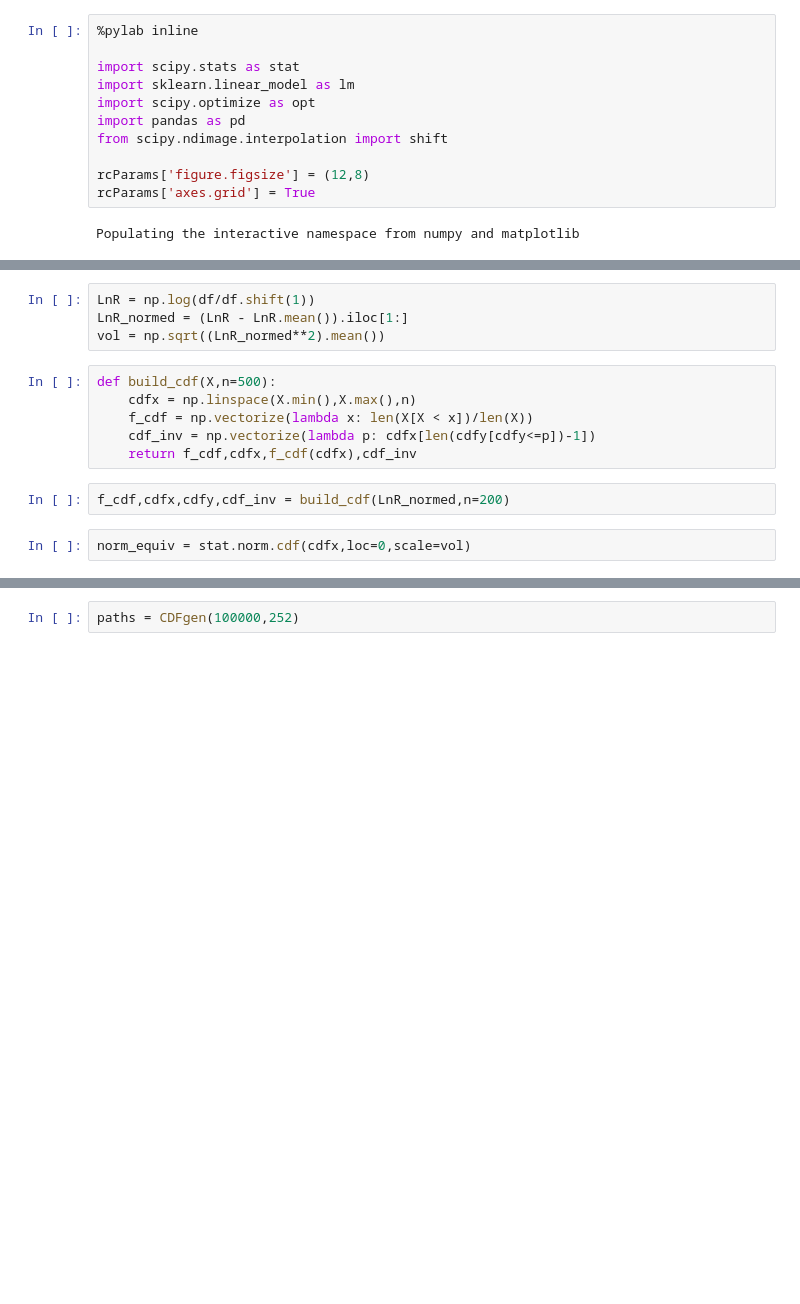
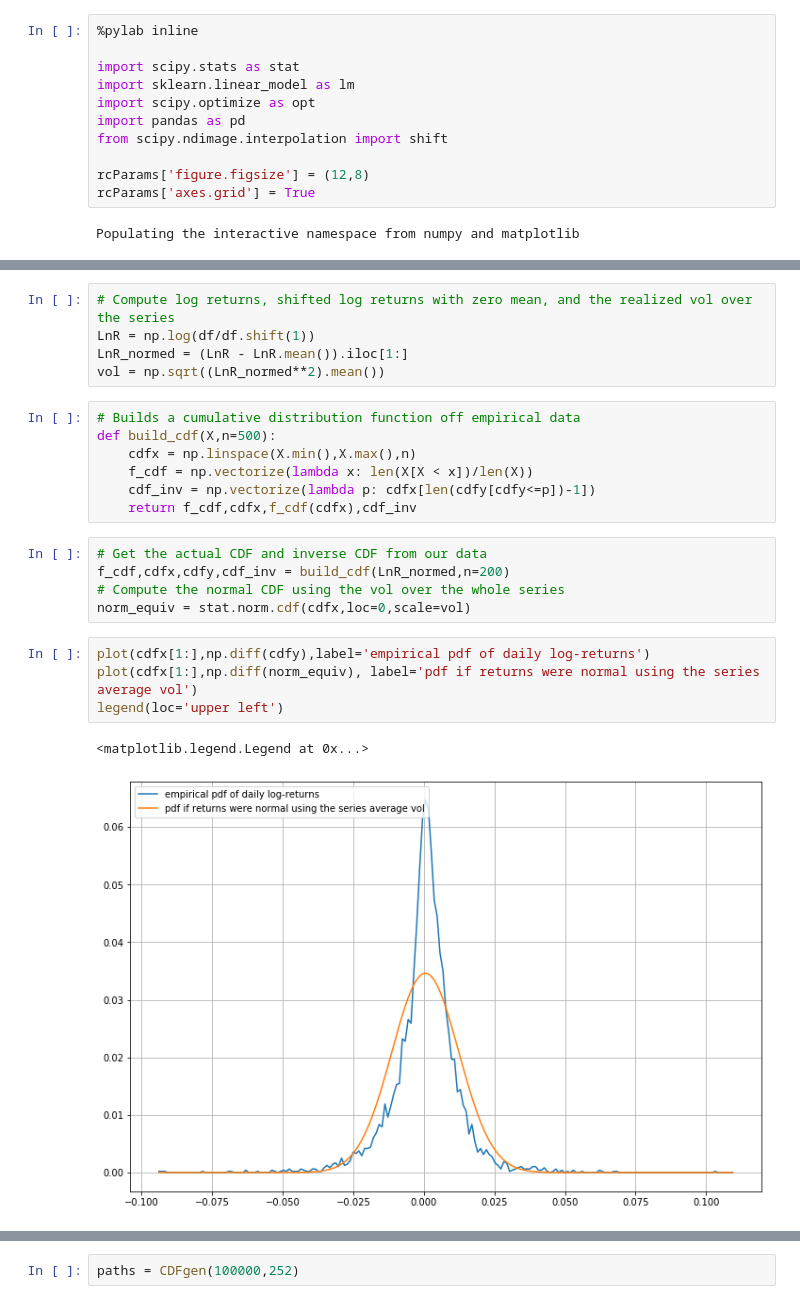
Before and after one commit to idrach55/Trading, a Jupyter notebook: stocks.ipynb, the cells around one changed output, grey strips where cells are left out. Drawn from its saved outputs; the diff is of its cells as text; blank space fills up the shorter version.

```diff
--- a/stocks.ipynb
+++ b/stocks.ipynb
@@ -16,17 +20,27 @@ import pandas_datareader.data as web
 df = web.DataReader('^GSPC', 'yahoo', '2000-11-25', '2019-11-25').Close
 #df = web.DataReader('SPY', 'stooq').Close.iloc[::-1]
 # %%
+# Compute log returns, shifted log returns with zero mean, and the realized vol over the series
 LnR = np.log(df/df.shift(1))
 LnR_normed = (LnR - LnR.mean()).iloc[1:]
 vol = np.sqrt((LnR_normed**2).mean())
 # %%
+# Builds a cumulative distribution function off empirical data
 def build_cdf(X,n=500):
     cdfx = np.linspace(X.min(),X.max(),n)
     f_cdf = np.vectorize(lambda x: len(X[X < x])/len(X))
     cdf_inv = np.vectorize(lambda p: cdfx[len(cdfy[cdfy<=p])-1])
     return f_cdf,cdfx,f_cdf(cdfx),cdf_inv
-# %%
-f_cdf,cdfx,cdfy,cdf_inv = build_cdf(LnR_normed,n=200)
-# %%
-norm_equiv = stat.norm.cdf(cdfx,loc=0,scale=vol)
+# %%
+# Get the actual CDF and inverse CDF from our data
+f_cdf,cdfx,cdfy,cdf_inv = build_cdf(LnR_normed,n=200)
+# Compute the normal CDF using the vol over the whole series
+norm_equiv = stat.norm.cdf(cdfx,loc=0,scale=vol)
+# %%
+plot(cdfx[1:],np.diff(cdfy),label='empirical pdf of daily log-returns')
+plot(cdfx[1:],np.diff(norm_equiv), label='pdf if returns were normal using the series average vol')
+legend(loc='upper left')
+# %% [output]
+<matplotlib.legend.Legend at 0x...>
+[figure, added]
 # %%
```
Also changed, not shown: parts of 17 cells of this notebook.
